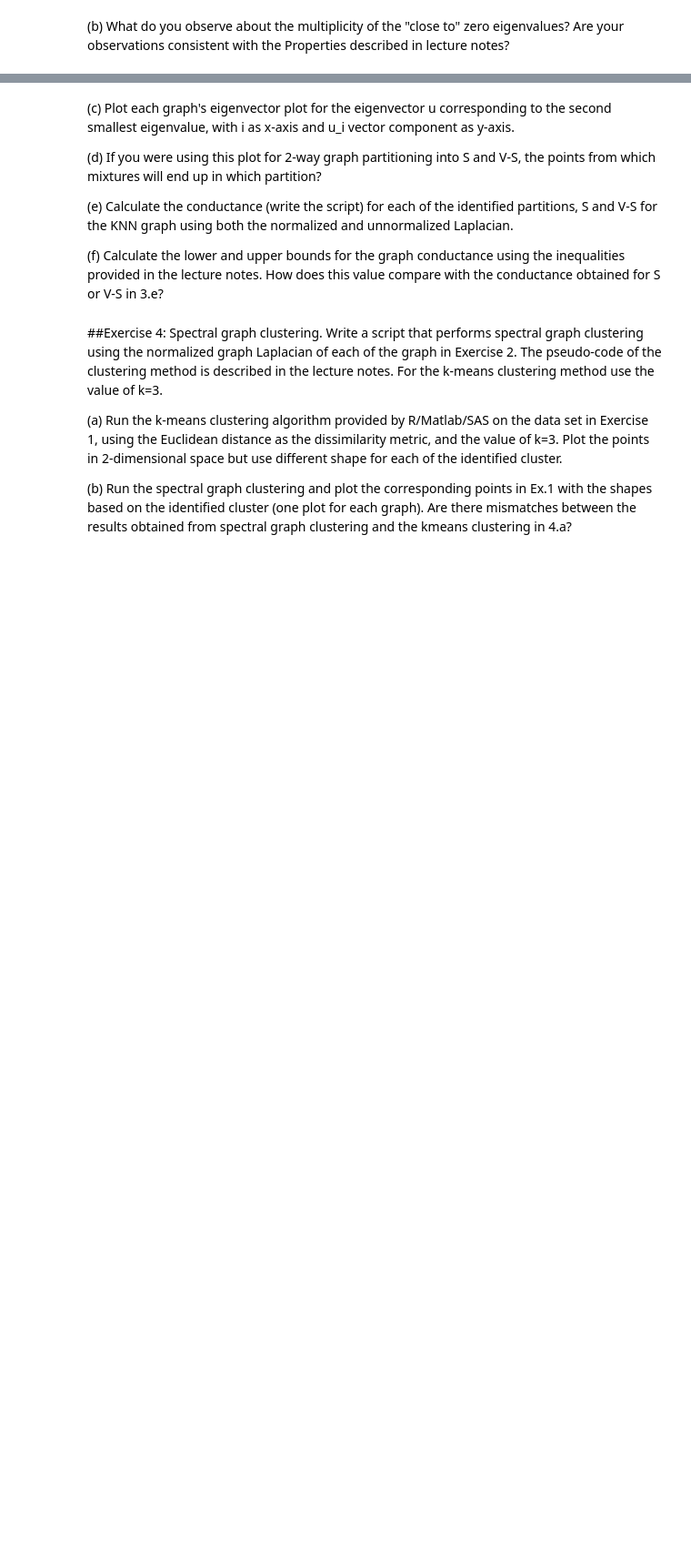
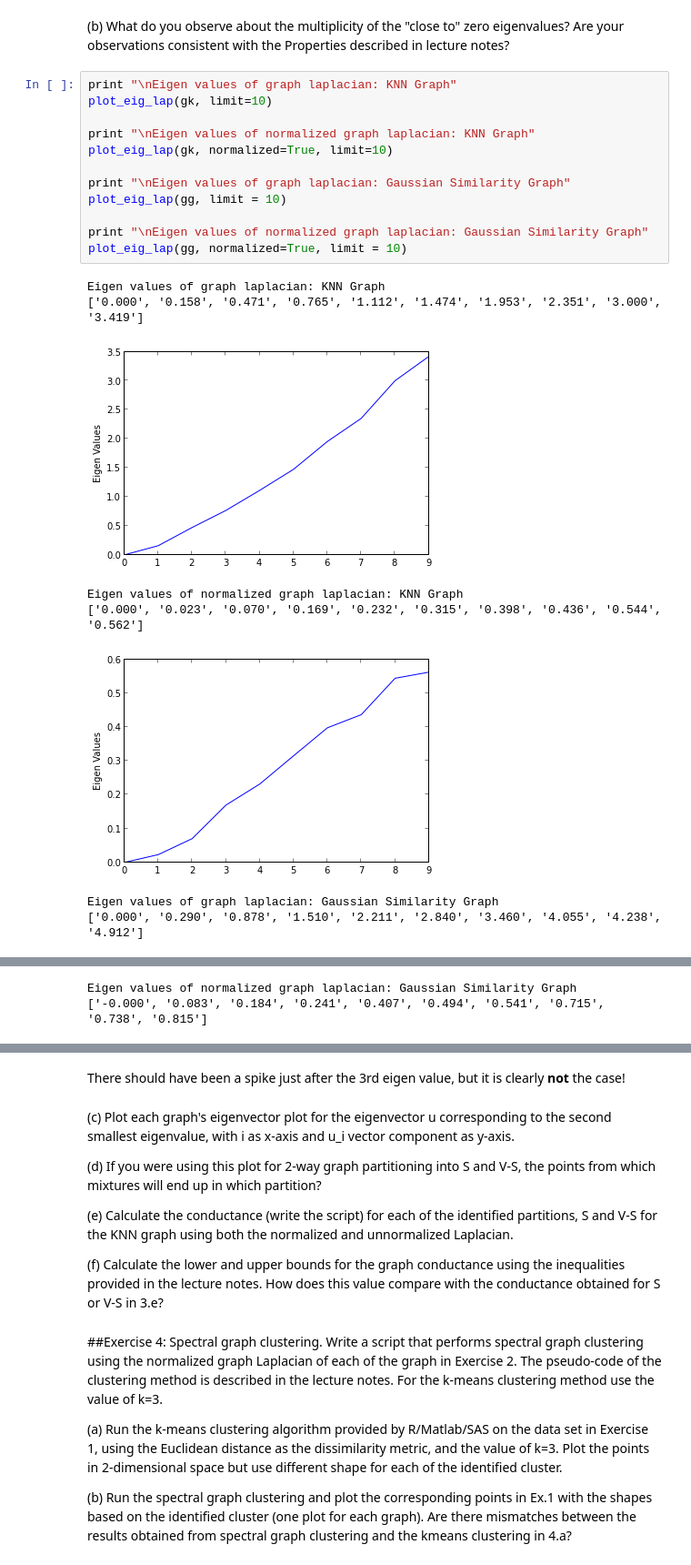
Before and after one commit to sagarjauhari/graph_mining, a Jupyter notebook: Graph Data Mining - L2.ipynb, the cells around one changed output, grey strips where cells are left out. Shown at 91% size. Drawn from its saved outputs; the diff is of its cells as text; blank space fills up the shorter version.

```diff
--- a/Graph Data Mining - L2.ipynb
+++ b/Graph Data Mining - L2.ipynb
@@ -195,2 +203,23 @@ Eigen values of normalized graph laplacian: Gaussian Similarity Graph
 # %% [markdown]
 (b)  What do you observe about the multiplicity of the "close to" zero eigenvalues? Are your observations consistent with the Properties described in lecture notes?
+# %%
+print "\nEigen values of graph laplacian: KNN Graph"
+plot_eig_lap(gk, limit=10)
+
+print "\nEigen values of normalized graph laplacian: KNN Graph"
+plot_eig_lap(gk, normalized=True, limit=10)
+
+print "\nEigen values of graph laplacian: Gaussian Similarity Graph"
+plot_eig_lap(gg, limit = 10)
+
+print "\nEigen values of normalized graph laplacian: Gaussian Similarity Graph"
+plot_eig_lap(gg, normalized=True, limit = 10)
+# %% [output]
+Eigen values of graph laplacian: KNN Graph
+['0.000', '0.158', '0.471', '0.765', '1.112', '1.474', '1.953', '2.351', '3.000', '3.419']
+[figure, added]
+Eigen values of normalized graph laplacian: KNN Graph
+['0.000', '0.023', '0.070', '0.169', '0.232', '0.315', '0.398', '0.436', '0.544', '0.562']
+[figure, added]
+Eigen values of graph laplacian: Gaussian Similarity Graph
+['0.000', '0.290', '0.878', '1.510', '2.211', '2.840', '3.460', '4.055', '4.238', '4.912']
@@ -196,0 +227,2 @@ Eigen values of normalized graph laplacian: Gaussian Similarity Graph
+Eigen values of normalized graph laplacian: Gaussian Similarity Graph
+['-0.000', '0.083', '0.184', '0.241', '0.407', '0.494', '0.541', '0.715', '0.738', '0.815']
@@ -197,3 +230,5 @@ Eigen values of normalized graph laplacian: Gaussian Similarity Graph
+# %% [markdown]
+There should have been a spike just after the 3rd eigen value, but it is clearly **not** the case!
 # %% [markdown]
 (c) Plot each graph's eigenvector plot for the eigenvector u corresponding to the second smallest eigenvalue, with i as x-axis and u_i vector component as y-axis.
 
```
Also changed, not shown: parts of 7 cells of this notebook.
